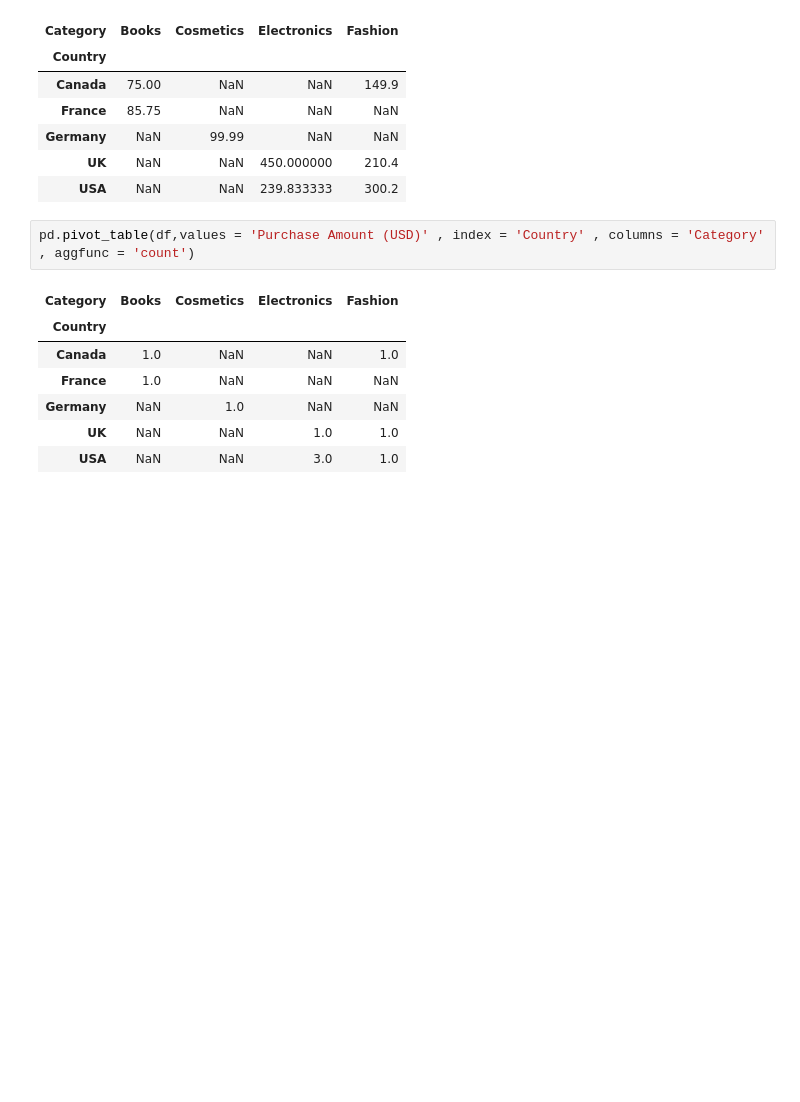
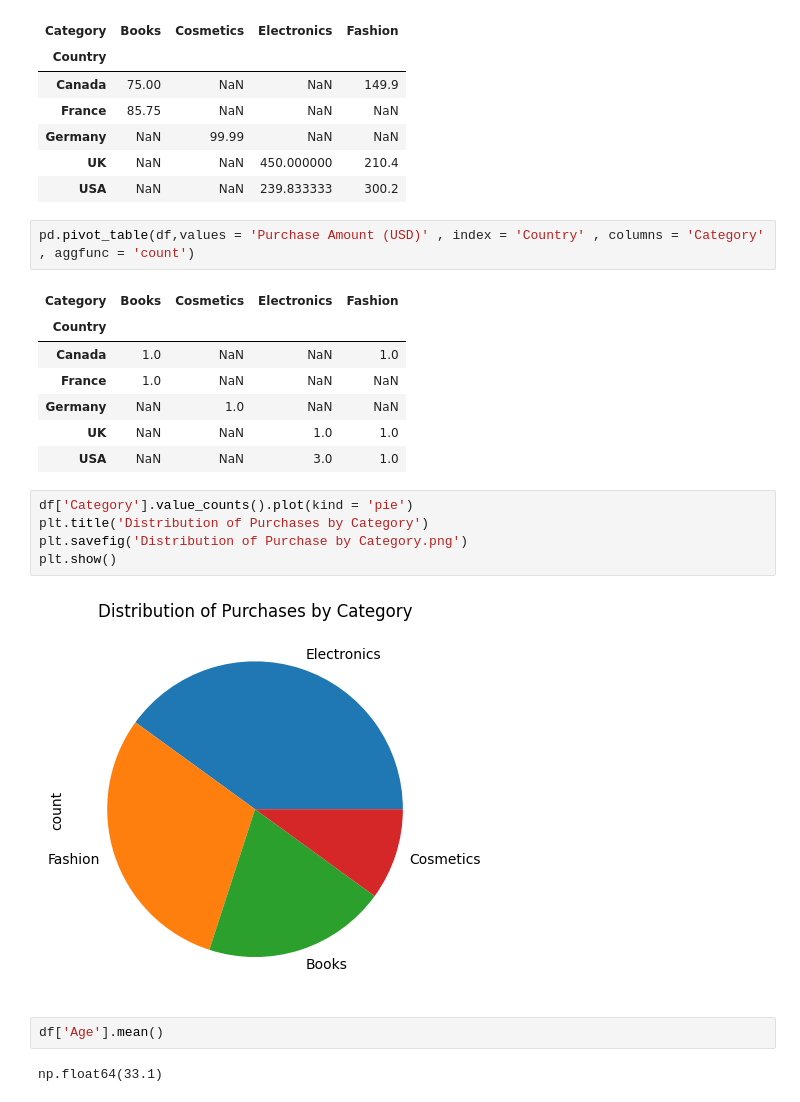
Before and after one commit to Grace-1420/mock_analysis.py, a Jupyter notebook: Copy_of_Notebooks_intro.ipynb, the cells around one changed output. Drawn from its saved outputs; the diff is of its cells as text; blank space fills up the shorter version.

```diff
--- a/Copy_of_Notebooks_intro.ipynb
+++ b/Copy_of_Notebooks_intro.ipynb
@@ -91,3 +91,14 @@ pd.pivot_table(df,values = 'Purchase Amount (USD)' , index = 'Country' , columns
 | Germany | NaN | 1.0 | NaN | NaN |
 | UK | NaN | NaN | 1.0 | 1.0 |
 | USA | NaN | NaN | 3.0 | 1.0 |
+# %%
+df['Category'].value_counts().plot(kind = 'pie')
+plt.title('Distribution of Purchases by Category')
+plt.savefig('Distribution of Purchase by Category.png')
+plt.show()
+# %% [output]
+[figure, added]
+# %%
+df['Age'].mean()
+# %% [output]
+np.float64(33.1)
```
Also changed, not shown: parts of 3 cells of this notebook.
